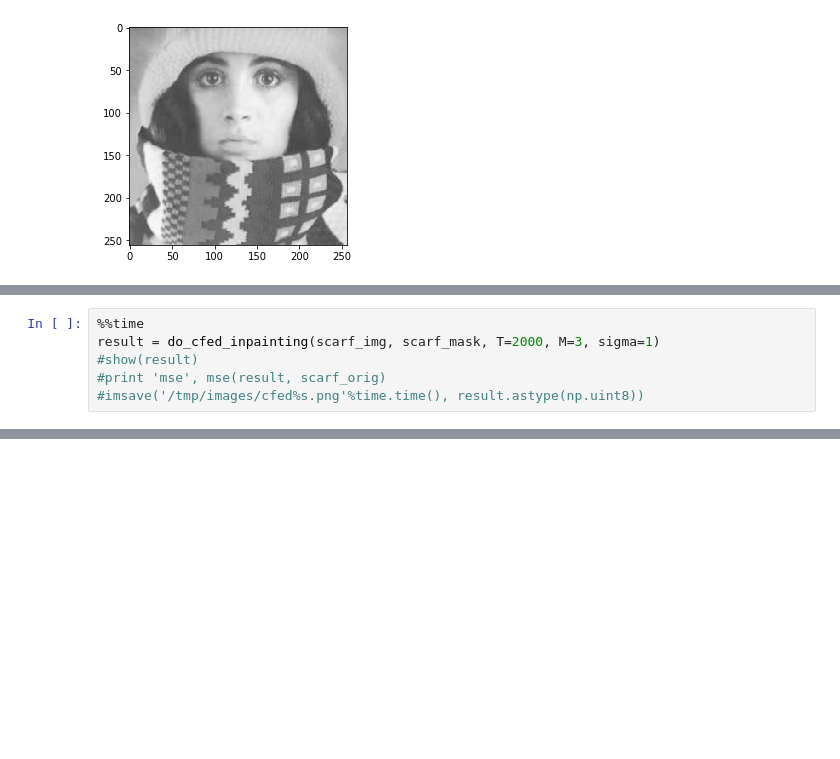
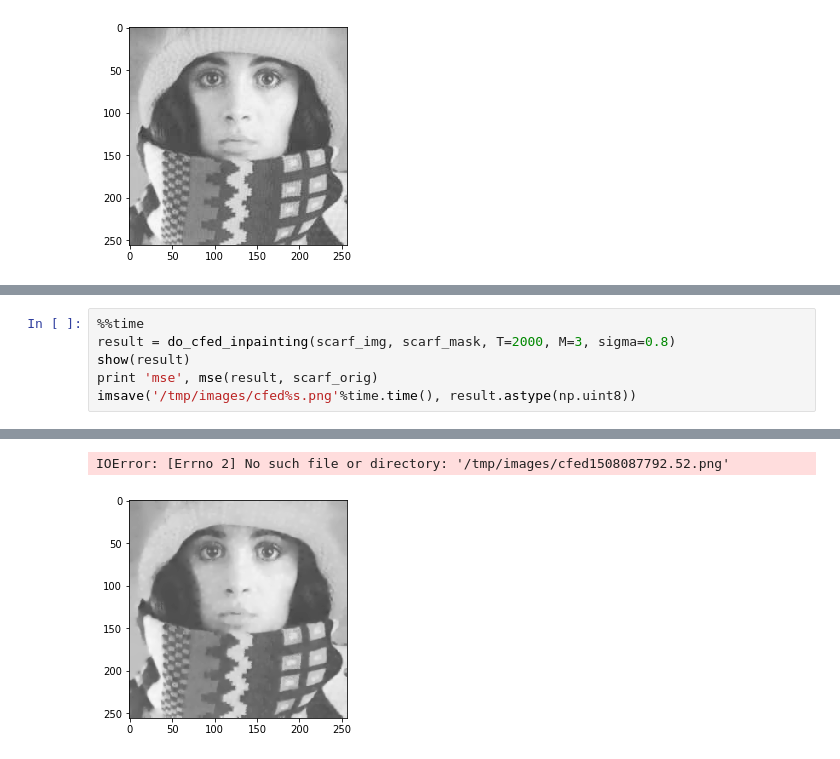
Before and after one commit to eqfinney/diffusion-models, a Jupyter notebook: gpu-eed-inpainting-with-cfed.ipynb, the cells around one changed output, grey strips where cells are left out. Drawn from its saved outputs; the diff is of its cells as text; blank space fills up the shorter version.

```diff
--- a/gpu-eed-inpainting-with-cfed.ipynb
+++ b/gpu-eed-inpainting-with-cfed.ipynb
@@ -634,7 +631,7 @@ plt.show()
 # %%
 %%time
-result = do_cfed_inpainting(scarf_img, scarf_mask, T=2000, M=3, sigma=1)
-#show(result)
-#print 'mse', mse(result, scarf_orig)
-#imsave('/tmp/images/cfed%s.png'%time.time(), result.astype(np.uint8))
+result = do_cfed_inpainting(scarf_img, scarf_mask, T=2000, M=3, sigma=0.8)
+show(result)
+print 'mse', mse(result, scarf_orig)
+imsave('/tmp/images/cfed%s.png'%time.time(), result.astype(np.uint8))
 # %% [output]
@@ -642,0 +639,2 @@ Wall time: 79.7 ms
+IOError: [Errno 2] No such file or directory: '/tmp/images/cfed1508087792.52.png'
+[figure, added]
```
Also changed, not shown: parts of 14 cells of this notebook.
